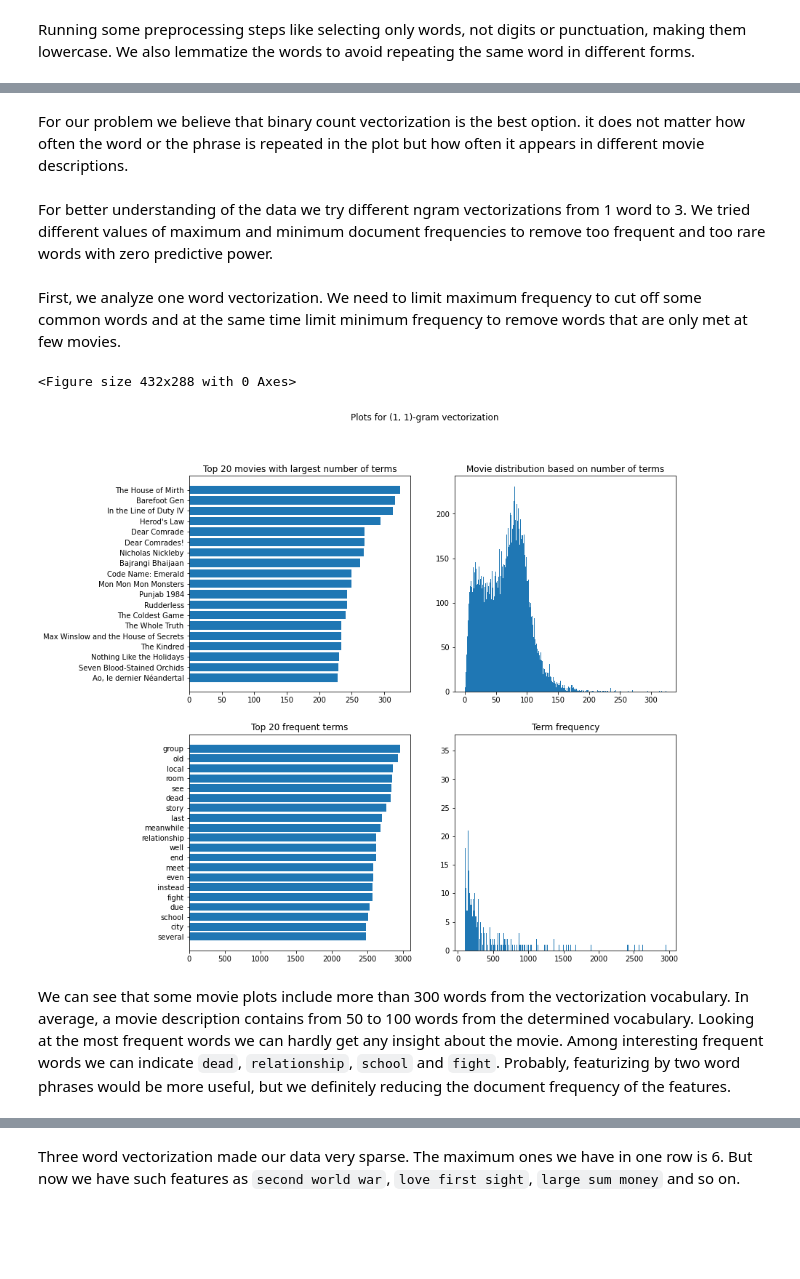
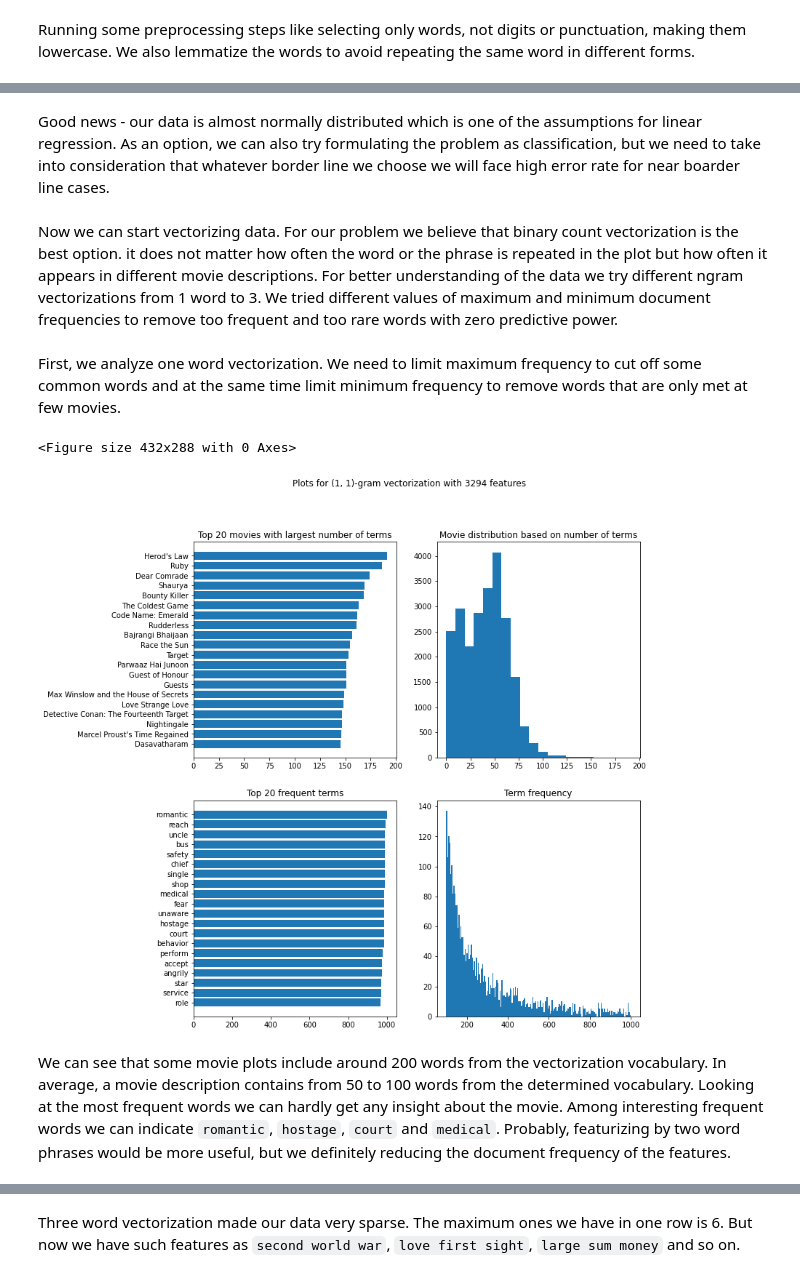
Before and after one commit to altynsai/movie_ratings, a Jupyter notebook: 1_data_preprocessing_and_eda.ipynb, the cells around one changed output, grey strips where cells are left out. Cells and saved outputs as stored; diff of their text form; code cells hidden in the pictures; blank space fills up the shorter version.

```diff
--- a/1_data_preprocessing_and_eda.ipynb
+++ b/1_data_preprocessing_and_eda.ipynb
@@ -80,0 +66,13 @@ Good news - our data is almost normally distributed which is one of the assumpti
+# %%
+plt.figure()
+fig, ax = plt.subplots(nrows = 1, ncols = 2, figsize = (12,6))
+
+ax[0].hist(data['plot_len'], bins = 100)
+ax[0].set_title('Distribution of plot length (characters)')
+ax[0].set_xlabel('Number of characters (spaces included)')
+
+ax[1].hist(data[data['plot_len'] < 6500]['plot_len'], bins = 100)
+ax[1].set_title('Distribution of plot length (characters) smaller than 6000')
+ax[1].set_xlabel('Number of characters (spaces included)')
+
+plt.show()
@@ -80,0 +126,2 @@ Good news - our data is almost normally distributed which is one of the assumpti
+# %%
+data = data[data['plot_len']>43]
@@ -116,0 +177,6 @@ Tagging part of speech helped to lemmatize words. Now we can vectorize the clean
+# %%
+y = data['averageRating']
+
+ax = y.plot(kind='hist', bins = 20)
+ax.set_xlabel('Average Rating')
+plt.show()
@@ -117,17 +185,20 @@ Tagging part of speech helped to lemmatize words. Now we can vectorize the clean
+# %% [markdown]
+Good news - our data is almost normally distributed which is one of the assumptions for linear regression. As an option, we can also try formulating the problem as classification, but we need to take into consideration that whatever border line we choose we will face high error rate for near boarder line cases.
 # %% [markdown]
-For our problem we believe that binary count vectorization is the best option. it does not matter how often the word or the phrase is repeated in the plot but how often it appears in different movie descriptions.
+Now we can start vectorizing data. For our problem we believe that binary count vectorization is the best option. it does not matter how often the word or the phrase is repeated in the plot but how often it appears in different movie descriptions. For better understanding of the data we try different ngram vectorizations from 1 word to 3. We tried different values of maximum and minimum document frequencies to remove too frequent and too rare words with zero predictive power.
-# %% [markdown]
-For better understanding of the data we try different ngram vectorizations from 1 word to 3. We tried different values of maximum and minimum document frequencies to remove too frequent and too rare words with zero predictive power.
 # %%
 def explore_data(ngram, max_df, min_df):
-    vectorizer = CountVectorizer(ngram_range = ngram, max_df = max_df, min_df = min_df, binary=True)
+    #vectorization
+    vectorizer = CountVectorizer(stop_words = 'english', ngram_range = ngram, max_df = max_df, min_df = min_df, binary=True)
     X_vect = vectorizer.fit_transform(X)
+
+    #plotting word frequencies
     plt.figure()
-    fig, ax = plt.subplots(nrows = 2, ncols = 2, figsize = (12,12))
+    fig, ax = plt.subplots(nrows = 2, ncols = 2, figsize = (11,12))
 
     words_in_movie = pd.DataFrame(X_vect.todense(), index=data['primaryTitle'], columns=vectorizer.get_feature_names())
     words_in_movie['count_words'] = words_in_movie.sum(axis=1)
-    ax[0,1].hist(words_in_movie['count_words'], bins = words_in_movie['count_words'].max())
+    ax[0,1].hist(words_in_movie['count_words'], bins = min_df//5)
     ax[0,1].set_title('Movie distribution based on number of terms')
 
     movies_w_many_words = words_in_movie['count_words'].sort_values()[-20:]
@@ -136,23 +207,23 @@ def explore_data(ngram, max_df, min_df):
 
     word_freq = pd.DataFrame(X_vect.todense().T, index=vectorizer.get_feature_names(), columns=data['primaryTitle'])
     word_freq['word_freq'] = word_freq.sum(axis=1)
-    ax[1,1].hist(word_freq['word_freq'], bins = word_freq['word_freq'].max()-min_df)
+    ax[1,1].hist(word_freq['word_freq'], bins = (max_df-min_df)//5)
     ax[1,1].set_title('Term frequency')
 
     frequent_words = word_freq['word_freq'].sort_values()[-20:]
     ax[1,0].barh(frequent_words.index, frequent_words)
     ax[1,0].set_title('Top 20 frequent terms')
-    plt.suptitle('Plots for '+str(ngram)+'-gram vectorization' )
+    plt.suptitle('Plots for '+str(ngram)+'-gram vectorization with '+str(len(vectorizer.get_feature_names_out()))+' features')
     plt.show()
 # %% [markdown]
 First, we analyze one word vectorization. We need to limit maximum frequency to cut off some common words and at the same time limit minimum frequency to remove words that are only met at few movies.
 # %%
 #one word
-explore_data(ngram = (1,1), max_df = 3000, min_df = 100)
+explore_data(ngram = (1,1), max_df = 1000, min_df = 100)
 # %% [output]
 <Figure size 432x288 with 0 Axes>
-[figure, old version]
+[figure, new version]
 # %% [markdown]
-We can see that some movie plots include more than 300 words from the vectorization vocabulary. In average, a movie description contains from 50 to 100 words from the determined vocabulary. Looking at the most frequent words we can hardly get any insight about the movie. Among interesting frequent words we can indicate `dead`, `relationship`, `school` and `fight`. Probably, featurizing by two word phrases would be more useful, but we definitely reducing the document frequency of the features.
+We can see that some movie plots include around 200 words from the vectorization vocabulary. In average, a movie description contains from 50 to 100 words from the determined vocabulary. Looking at the most frequent words we can hardly get any insight about the movie. Among interesting frequent words we can indicate `romantic`, `hostage`, `court` and `medical`. Probably, featurizing by two word phrases would be more useful, but we definitely reducing the document frequency of the features.
 # %%
 #two word phrases
```
Also changed, not shown: parts of 38 cells of this notebook.
